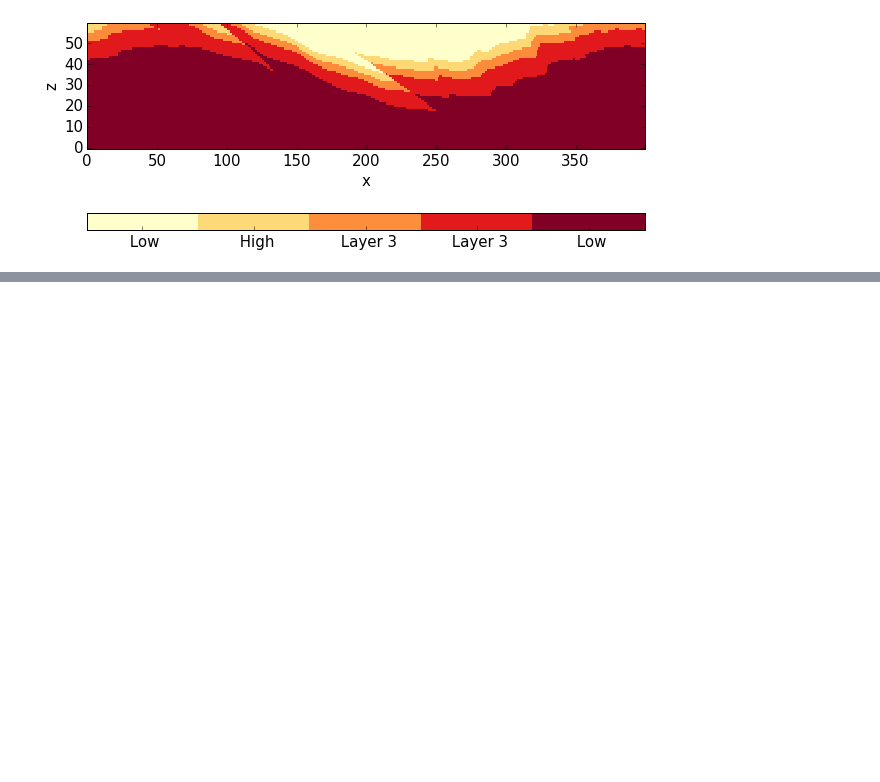
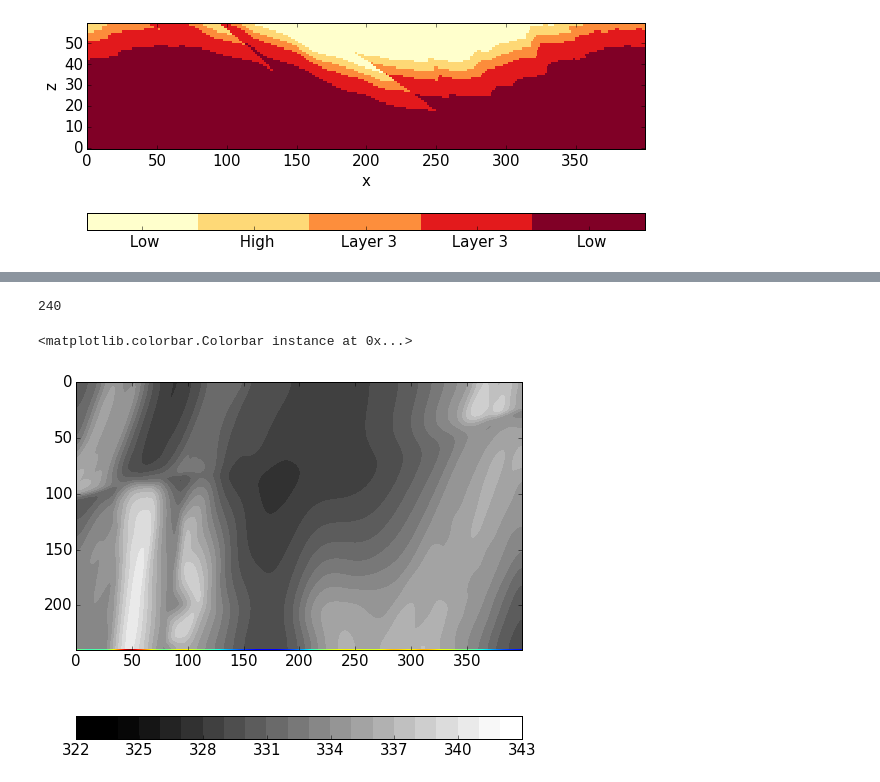
Before and after one commit to cgre-aachen/pynoddy, a Jupyter notebook: docs/notebooks/Read-Geophysics.ipynb, the cells around one changed output, grey strips where cells are left out. Cells and saved outputs as stored; diff of their text form; code cells hidden in the pictures; blank space fills up the shorter version.

```diff
--- a/docs/notebooks/Read-Geophysics.ipynb
+++ b/docs/notebooks/Read-Geophysics.ipynb
@@ -81,0 +116,13 @@ u'/Users/flow/git/pynoddy/docs/notebooks'
+# %%
+# load output and visualise geophysical field
+geophys_changed = pynoddy.output.NoddyGeophysics('fold_thrust_changed_out')
+# %% [output]
+240
+# %%
+figsize(8,8)
+imshow(geophys_changed.grv_data, cmap = 'jet')
+contourf(geophys_changed.grv_data, levels, cmap = 'gray', vmin = 324, vmax = 342)
+colorbar(orientation = 'horizontal')
+# %% [output]
+<matplotlib.colorbar.Colorbar instance at 0x...>
+[figure, added]
```
Also changed, not shown: parts of 20 cells of this notebook, 3 other files.
